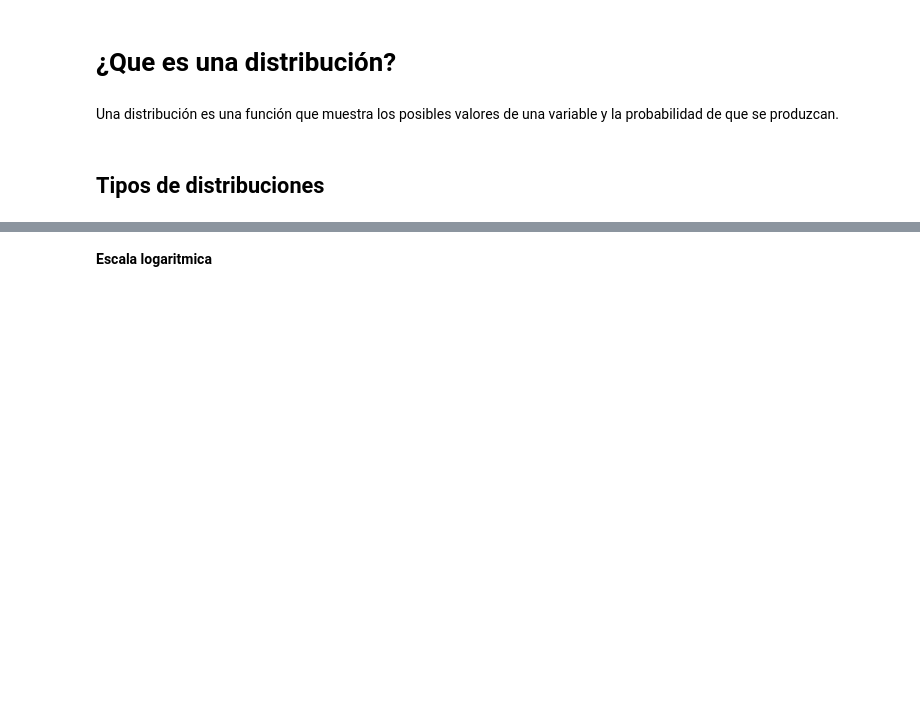
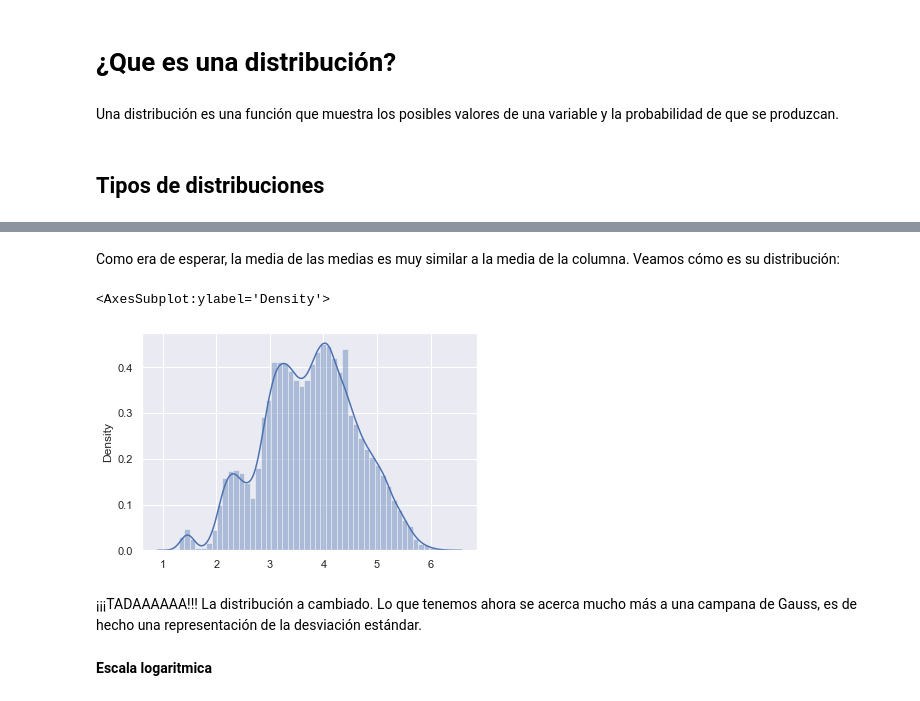
Before and after one commit to Origamologo/Tipos-de-distribucion, a Jupyter notebook: distribuciones_estadisticas.ipynb, the cells around one changed output, grey strips where cells are left out. Drawn from its saved outputs; the diff is of its cells as text; code cells hidden in the pictures; blank space fills up the shorter version.

```diff
--- a/distribuciones_estadisticas.ipynb
+++ b/distribuciones_estadisticas.ipynb
@@ -33,3 +92,12 @@ plt.show
+# %% [markdown]
+Como era de esperar, la media de las medias es muy similar a la media de la columna. Veamos cómo es su distribución:
+# %%
+sns.distplot(medias)
+# %% [output]
+<AxesSubplot:ylabel='Density'>
+[figure, added]
+# %% [markdown]
+¡¡¡TADAAAAAA!!! La distribución a cambiado. Lo que tenemos ahora se acerca mucho más a una campana de Gauss, es de hecho una representación de la desviación estándar.
 # %% [markdown]
 **Escala logaritmica**
 # %%
```
Also changed, not shown: parts of 21 cells of this notebook, 1 other file.
